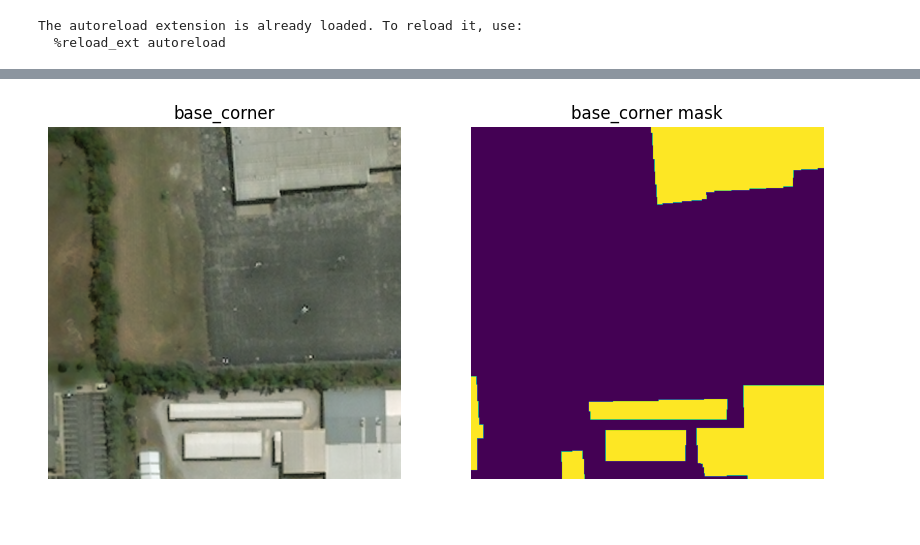
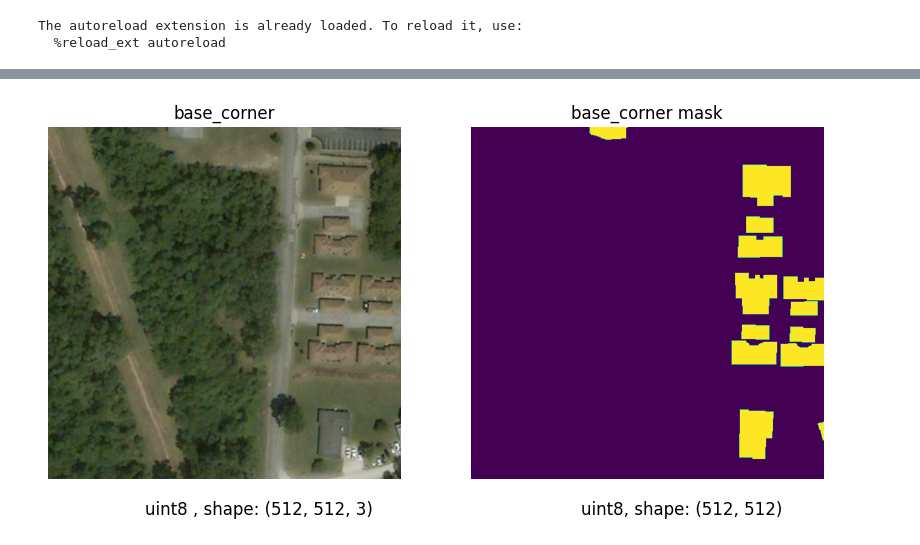
Before and after one commit to kentookuyama/bachelor-thesis, a Jupyter notebook: self-pair-strategy-testing.ipynb, the cells around one changed output, grey strips where cells are left out. Cells and saved outputs as stored; diff of their text form; code cells hidden in the pictures; blank space fills up the shorter version.

```diff
--- a/self-pair-strategy-testing.ipynb
+++ b/self-pair-strategy-testing.ipynb
@@ -56,13 +82,14 @@ if len(dataset) == 2799:
 # 1 => empty data_set test value
 # 5 => data with empty corner values (black screen)
 # 25 => good filled
-idx = 9
+idx = np.random.randint(1, len(dataset))
+idx = 25
 
 # for i in range(10):
 #     x, y = dataset[i]
 
 x, y = dataset[idx]
-# print(y["image_filename"])
+print(y["image_filename"])
 
 # Show original image
 org_img = imread("./xview2/tier3/images/"+y["image_filename"])
@@ -83,8 +110,6 @@ helper_corner_np = x[:, :, 3:]
 mask = y[field.MASK1]
 mask2 = y[field.VMASK2]
 #######
-
-
 print("DATA SHOWN IN JUPYTER NOTEBOOK")
 print(f"base_corner minmax: {base_corner_np.min(), base_corner_np.max()}, base_corner dtype: {base_corner_np.dtype}")
 print(f"helper_corner minmax: {helper_corner_np.min(), helper_corner_np.max()}, helper_corner dtype: {helper_corner_np.dtype}")
@@ -100,10 +125,22 @@ plt.subplot(1, 2, 1)
 plt.title('base_corner')
 plt.imshow(base_corner_np)
 plt.axis('off')
+
 plt.subplot(1, 2, 2)
 plt.title('base_corner mask')
 plt.imshow(mask)
 plt.axis('off')
+
+# Add text labels below each subplot
+caption_y = -0.1  # Adjust for desired vertical position below X-axis
+caption_x1 = -0.6  # Horizontal position for subplot 1 (adjust as needed)
+caption_x2 = 0.6  # Horizontal position for subplot 2 (adjust as needed)
+
+caption_1 = f"{base_corner_np.dtype} , shape: {base_corner_np.shape}"
+caption_2 = f"{mask.dtype}, shape: {mask.shape}"
+plt.text(caption_x1, caption_y, caption_1, size=12, ha="center", transform=plt.gca().transAxes)
+plt.text(caption_x2, caption_y, caption_2, size=12, ha="center", transform=plt.gca().transAxes)
+
 plt.show()
 
 # Helper corner Mask / Image
@@ -112,11 +149,77 @@ plt.subplot(1, 2, 1)
 plt.title('helper_corner')
 plt.imshow(helper_corner_np)
 plt.axis('off')
+
 plt.subplot(1, 2, 2)
 plt.title('helper_corner mask')
 plt.imshow(mask2)
 plt.axis('off')
+
+# Add text labels below each subplot
+caption_y = -0.1  # Adjust for desired vertical position below X-axis
+caption_x1 = -0.6  # Horizontal position for subplot 1 (adjust as needed)
+caption_x2 = 0.6  # Horizontal position for subplot 2 (adjust as needed)
+
+caption_1 = f"{helper_corner_np.dtype} , shape: {helper_corner_np.shape}"
+caption_2 = f"{mask2.dtype}, shape: {mask2.shape}"
+plt.text(caption_x1, caption_y, caption_1, size=12, ha="center", transform=plt.gca().transAxes)
+plt.text(caption_x2, caption_y, caption_2, size=12, ha="center", transform=plt.gca().transAxes)
+
 plt.show()
+
+
+
+###########################################
+
+# dataset = ColorAugDataset(
+#                 dataset,
+#                 geo_transform=None,
+#                 color_transform=config['data']['train']['params']['color_transforms'],
+#                 common_transform=config['data']['train']['params']['common_transforms'],
+#             )
+
+
+# #######
+# print(f"index: {idx}")
+# x, y = dataset[idx]
+
+# base_corner_np = x[:3,:, :]
+# helper_corner_np = x[3:,:, :]
+# mask = y[field.MASK1]
+# mask2 = y[field.VMASK2]
+# #######
+
+
+# print("DATA SHOWN IN JUPYTER NOTEBOOK")
+# print(f"base_corner minmax: {base_corner_np.min(), base_corner_np.max()}, base_corner dtype: {base_corner_np.shape}")
+# print(f"helper_corner minmax: {helper_corner_np.min(), helper_corner_np.max()}, helper_corner dtype: {helper_corner_np.shape}")
+
+
+# to_pil = ToPILImage()
+# # Step 3: Visuazlize the original image and mask
+# plt.figure(figsize=(10, 5))  # Adjust the figsize parameter to increase the size
+# plt.subplot(1, 2, 1)
+# plt.title('Normlaized base corner')
+# plt.imshow(to_pil(base_corner_np))
+# plt.axis('off')
+# plt.subplot(1, 2, 2)
+# plt.title('Full Original Mask')
+# plt.imshow(mask)
+# plt.axis('off')
+# plt.show()
+
+# # Step 4: Visualize the base corner image/mask and helper corner image/mask
+# to_pil = ToPILImage()
+# plt.figure(figsize=(10, 5))
+# plt.subplot(1, 2, 1)
+# plt.title('Normalized helper corner')
+# plt.imshow(to_pil(helper_corner_np))
+# plt.axis('off')
+# plt.subplot(1, 2, 2)
+# plt.title('Base Corner Mask')
+# plt.imshow(mask2)
+# plt.axis('off')
+# plt.show()
 # %% [output]
 strategies used {'random_crop': True, 'semantic_label_inpainting_pair': True, 'semantic_label_copy_paste_pair': True}
 3378
@@ -129 +232 @@ helper_corner minmax: (0, 255), helper_corner dtype: uint8
-[figure, old version]
+[figure, new version]
```
Also changed, not shown: parts of 4 cells of this notebook, 9 other files.
